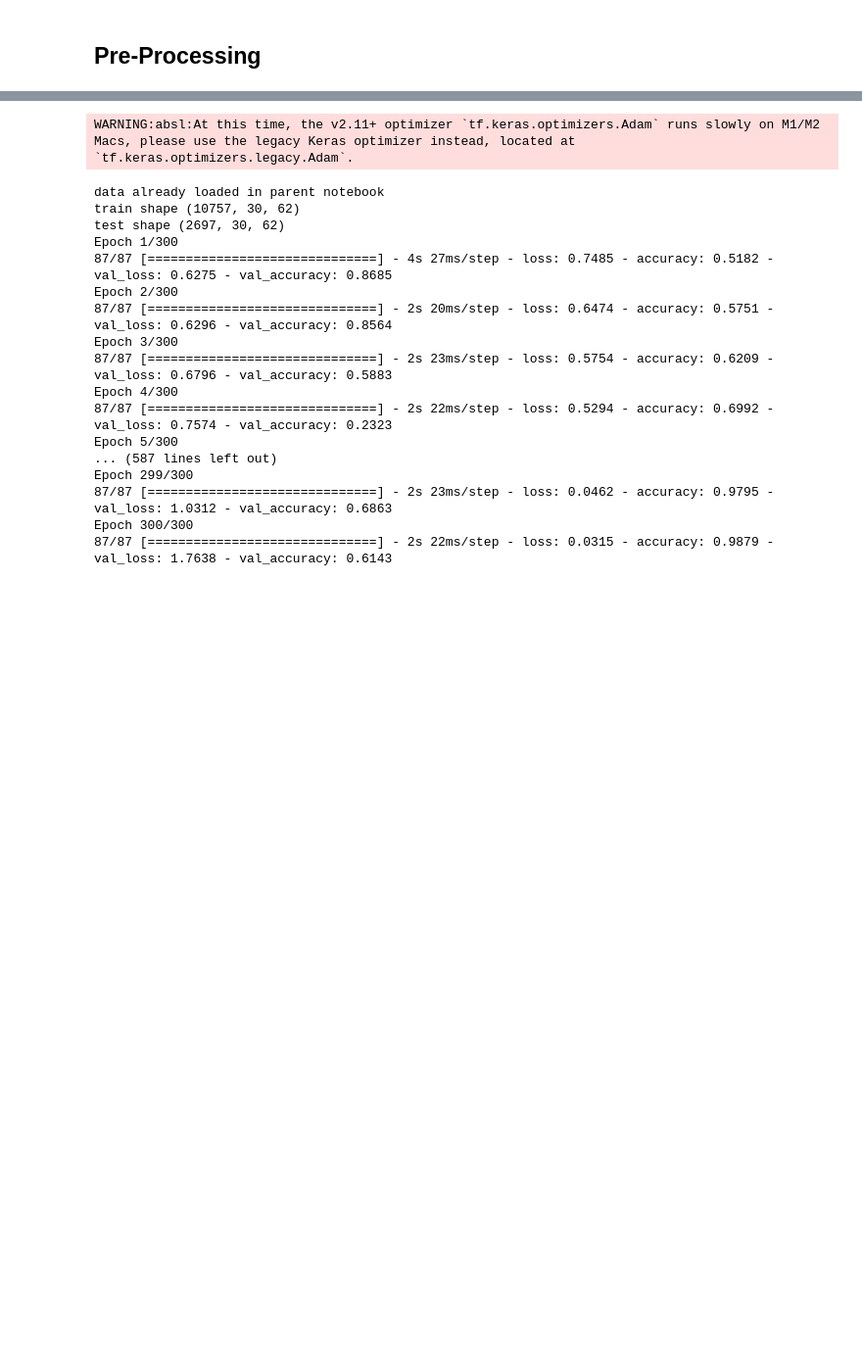
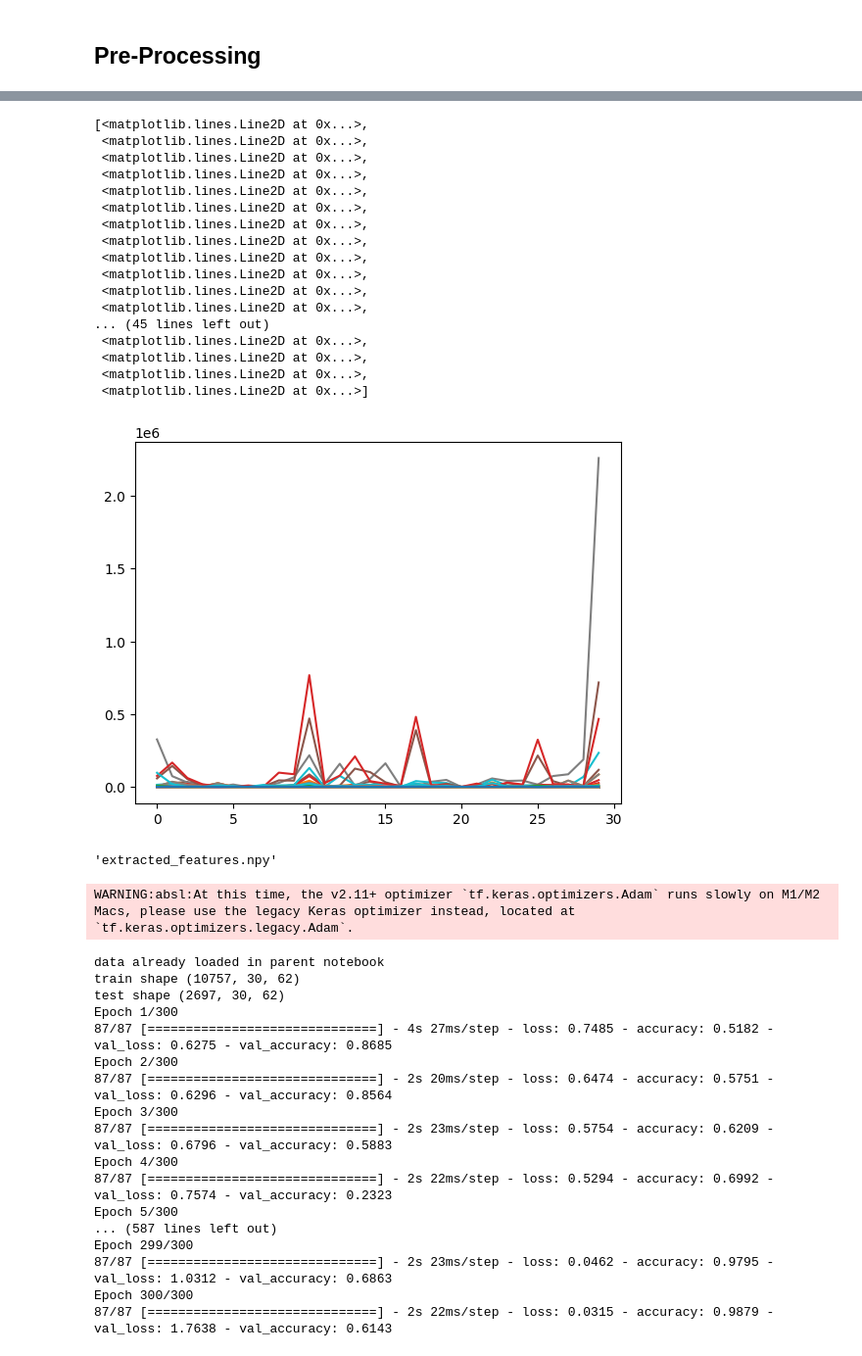
Before and after one commit to anacbroggini/AI-SeizureDetection, a Jupyter notebook: RNN_workflow_wavelet.ipynb, the cells around one changed output, grey strips where cells are left out. Shown at 98% size. Saved outputs shown, nothing was run; the diff lists cells and outputs as text; code cells hidden in the pictures; blank space fills up the shorter version.

```diff
--- a/RNN_workflow_wavelet.ipynb
+++ b/RNN_workflow_wavelet.ipynb
@@ -168,3 +169,30 @@ else:
+# %%
+plotting=data[50,:,2:]
+# %%
+plt.plot(plotting)
+# %% [output]
+[<matplotlib.lines.Line2D at 0x...>,
+ <matplotlib.lines.Line2D at 0x...>,
+ <matplotlib.lines.Line2D at 0x...>,
+ <matplotlib.lines.Line2D at 0x...>,
+ <matplotlib.lines.Line2D at 0x...>,
+ <matplotlib.lines.Line2D at 0x...>,
+ <matplotlib.lines.Line2D at 0x...>,
+ <matplotlib.lines.Line2D at 0x...>,
+ <matplotlib.lines.Line2D at 0x...>,
+ <matplotlib.lines.Line2D at 0x...>,
+ <matplotlib.lines.Line2D at 0x...>,
+ <matplotlib.lines.Line2D at 0x...>,
+... (45 lines left out)
+ <matplotlib.lines.Line2D at 0x...>,
+ <matplotlib.lines.Line2D at 0x...>,
+ <matplotlib.lines.Line2D at 0x...>,
+ <matplotlib.lines.Line2D at 0x...>]
+[figure, added]
+# %%
+feature_filename
+# %% [output]
+'extracted_features.npy'
 # %%
 %run model_rnn.ipynb
 # %% [output]
```
Also changed, not shown: parts of 1 cell of this notebook, 3 other files.
